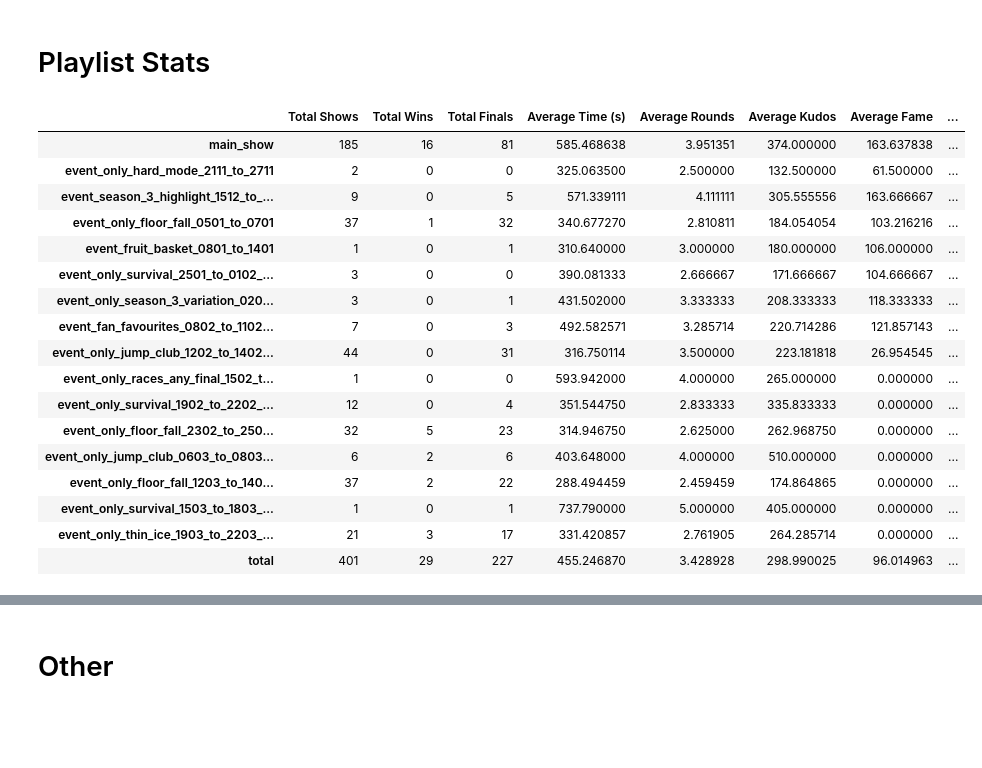
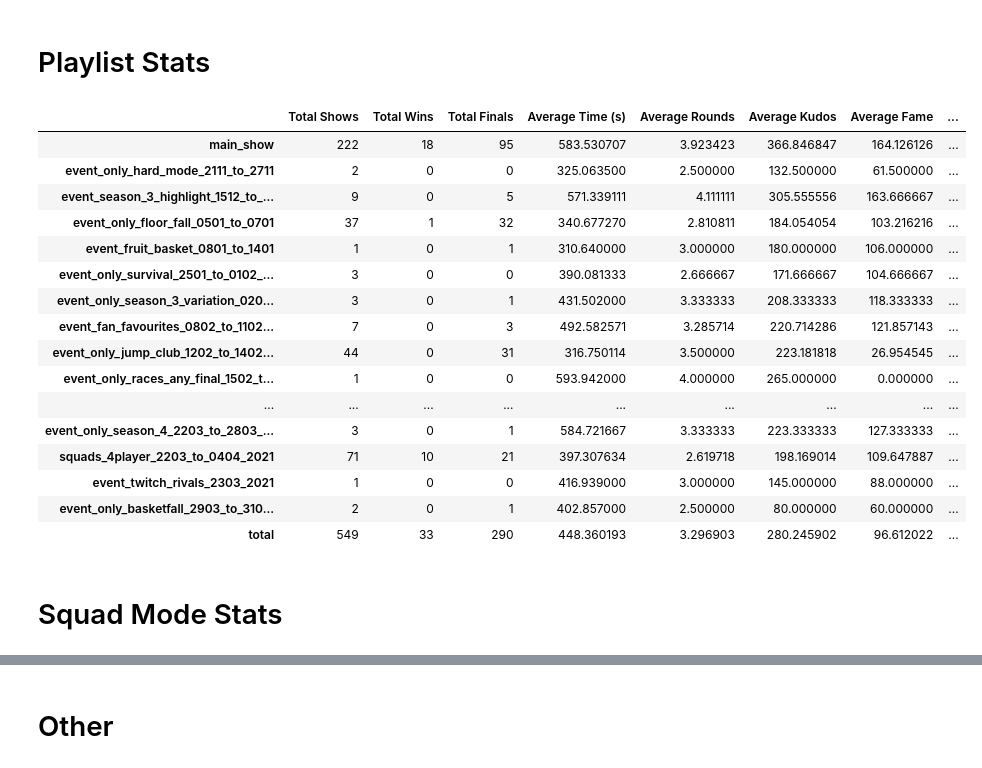
Before and after one commit to jvmohr/FallGuysCharts, a Jupyter notebook: Fall Guys Data Exploration.ipynb, the cells around one changed output, grey strips where cells are left out. Saved outputs shown, nothing was run; the diff lists cells and outputs as text; code cells hidden in the pictures; blank space fills up the shorter version.

```diff
--- a/Fall Guys Data Exploration.ipynb
+++ b/Fall Guys Data Exploration.ipynb
@@ -96,11 +97,11 @@ shows_info_df
 # Playlist Stats
 # %%
 # Get a DataFrame containing info for shows by playlist and total
-playlist_df = getPlaylistInfoDataFrame(shows_df)
+playlist_df = getPlaylistInfoDataFrame(shows_df, rounds_df)
 playlist_df
 # %% [output]
 |  | Total Shows | Total Wins | Total Finals | Average Time (s) | Average Rounds | Average Kudos | Average Fame | ... |
-| main_show | 185 | 16 | 81 | 585.468638 | 3.951351 | 374.000000 | 163.637838 | ... |
+| main_show | 222 | 18 | 95 | 583.530707 | 3.923423 | 366.846847 | 164.126126 | ... |
 | event_only_hard_mode_2111_to_2711 | 2 | 0 | 0 | 325.063500 | 2.500000 | 132.500000 | 61.500000 | ... |
 | event_season_3_highlight_1512_to_... | 9 | 0 | 5 | 571.339111 | 4.111111 | 305.555556 | 163.666667 | ... |
 | event_only_floor_fall_0501_to_0701 | 37 | 1 | 32 | 340.677270 | 2.810811 | 184.054054 | 103.216216 | ... |
@@ -110,10 +111,11 @@ playlist_df
 | event_fan_favourites_0802_to_1102... | 7 | 0 | 3 | 492.582571 | 3.285714 | 220.714286 | 121.857143 | ... |
 | event_only_jump_club_1202_to_1402... | 44 | 0 | 31 | 316.750114 | 3.500000 | 223.181818 | 26.954545 | ... |
 | event_only_races_any_final_1502_t... | 1 | 0 | 0 | 593.942000 | 4.000000 | 265.000000 | 0.000000 | ... |
-| event_only_survival_1902_to_2202_... | 12 | 0 | 4 | 351.544750 | 2.833333 | 335.833333 | 0.000000 | ... |
-| event_only_floor_fall_2302_to_250... | 32 | 5 | 23 | 314.946750 | 2.625000 | 262.968750 | 0.000000 | ... |
-| event_only_jump_club_0603_to_0803... | 6 | 2 | 6 | 403.648000 | 4.000000 | 510.000000 | 0.000000 | ... |
-| event_only_floor_fall_1203_to_140... | 37 | 2 | 22 | 288.494459 | 2.459459 | 174.864865 | 0.000000 | ... |
-| event_only_survival_1503_to_1803_... | 1 | 0 | 1 | 737.790000 | 5.000000 | 405.000000 | 0.000000 | ... |
-| event_only_thin_ice_1903_to_2203_... | 21 | 3 | 17 | 331.420857 | 2.761905 | 264.285714 | 0.000000 | ... |
-| total | 401 | 29 | 227 | 455.246870 | 3.428928 | 298.990025 | 96.014963 | ... |
+| ... | ... | ... | ... | ... | ... | ... | ... | ... |
+| event_only_season_4_2203_to_2803_... | 3 | 0 | 1 | 584.721667 | 3.333333 | 223.333333 | 127.333333 | ... |
+| squads_4player_2203_to_0404_2021 | 71 | 10 | 21 | 397.307634 | 2.619718 | 198.169014 | 109.647887 | ... |
+| event_twitch_rivals_2303_2021 | 1 | 0 | 0 | 416.939000 | 3.000000 | 145.000000 | 88.000000 | ... |
+| event_only_basketfall_2903_to_310... | 2 | 0 | 1 | 402.857000 | 2.500000 | 80.000000 | 60.000000 | ... |
+| total | 549 | 33 | 290 | 448.360193 | 3.296903 | 280.245902 | 96.612022 | ... |
+# %% [markdown]
+# Squad Mode Stats
```
Also changed, not shown: parts of 30 cells of this notebook, 5 other files.
